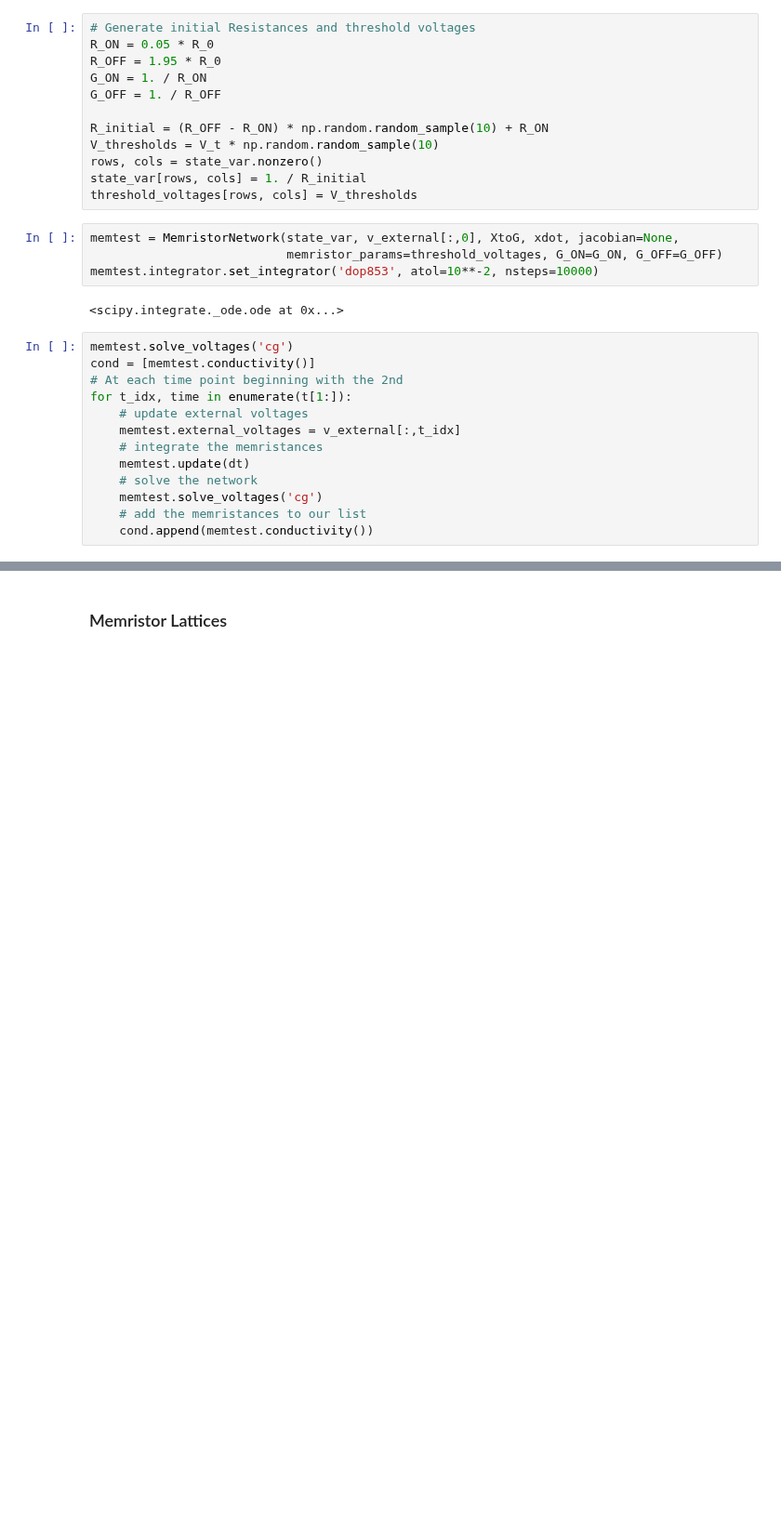
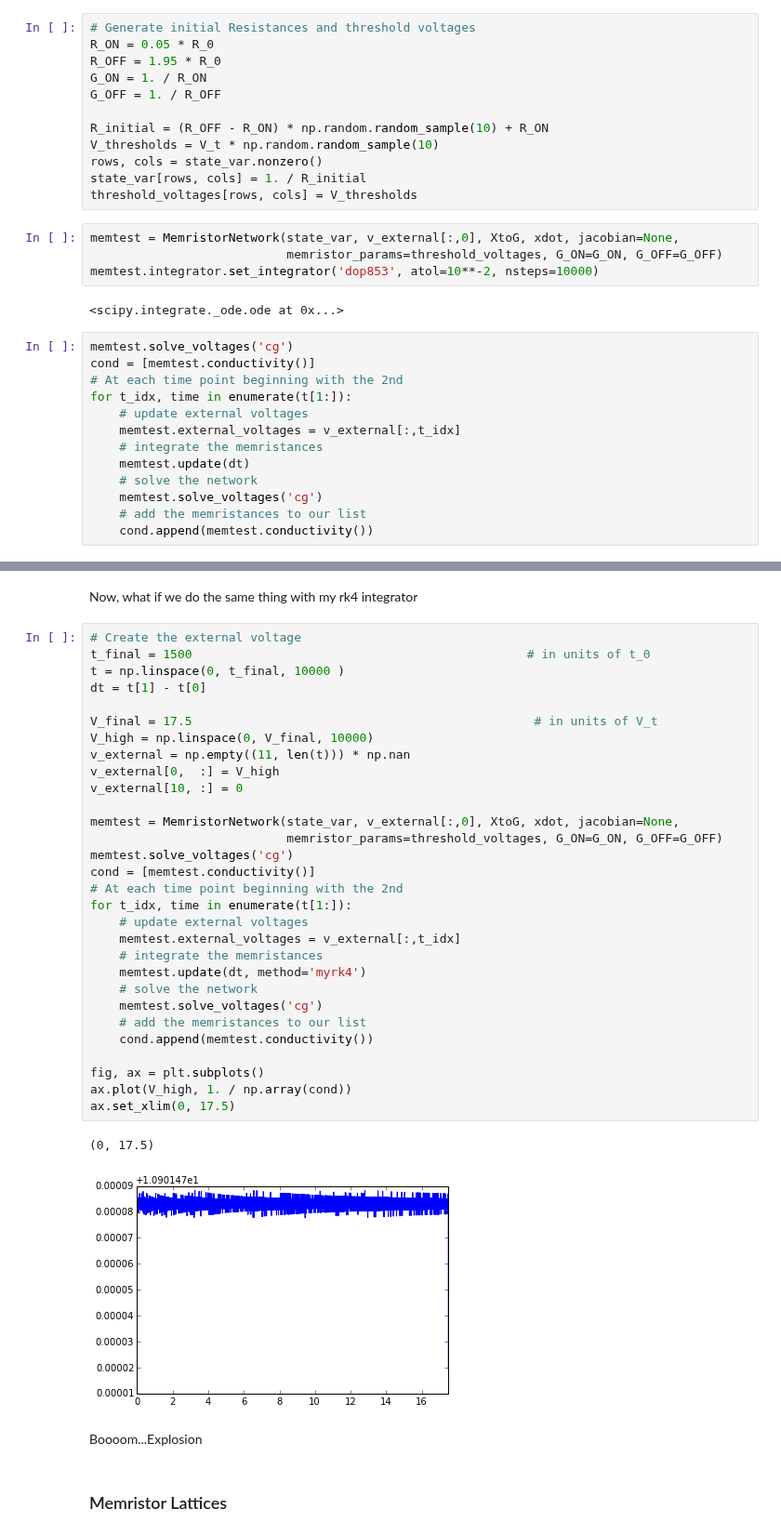
Before and after one commit to forrestsheldon/memNets, a Jupyter notebook: Memristor_Nets_V2.ipynb, the cells around one changed output, grey strips where cells are left out. Shown at 93% size. Cells and saved outputs as stored; diff of their text form; blank space fills up the shorter version.

```diff
--- a/Memristor_Nets_V2.ipynb
+++ b/Memristor_Nets_V2.ipynb
@@ -175,3 +204,40 @@ ax.set_xlim(0, 17.5)
+# %% [markdown]
+Now, what if we do the same thing with my rk4 integrator
+# %%
+# Create the external voltage
+t_final = 1500                                              # in units of t_0
+t = np.linspace(0, t_final, 10000 )
+dt = t[1] - t[0]
+
+V_final = 17.5                                               # in units of V_t
+V_high = np.linspace(0, V_final, 10000)
+v_external = np.empty((11, len(t))) * np.nan
+v_external[0,  :] = V_high
+v_external[10, :] = 0
+
+memtest = MemristorNetwork(state_var, v_external[:,0], XtoG, xdot, jacobian=None,
+                           memristor_params=threshold_voltages, G_ON=G_ON, G_OFF=G_OFF)
+memtest.solve_voltages('cg')
+cond = [memtest.conductivity()]
+# At each time point beginning with the 2nd
+for t_idx, time in enumerate(t[1:]):
+    # update external voltages
+    memtest.external_voltages = v_external[:,t_idx]
+    # integrate the memristances
+    memtest.update(dt, method='myrk4')
+    # solve the network
+    memtest.solve_voltages('cg')
+    # add the memristances to our list
+    cond.append(memtest.conductivity())
+
+fig, ax = plt.subplots()
+ax.plot(V_high, 1. / np.array(cond))
+ax.set_xlim(0, 17.5)
+# %% [output]
+(0, 17.5)
+[figure, added]
+# %% [markdown]
+Boooom...Explosion
 # %% [markdown]
 ### Memristor Lattices
 # %%
```
Also changed, not shown: parts of 3 cells of this notebook.
